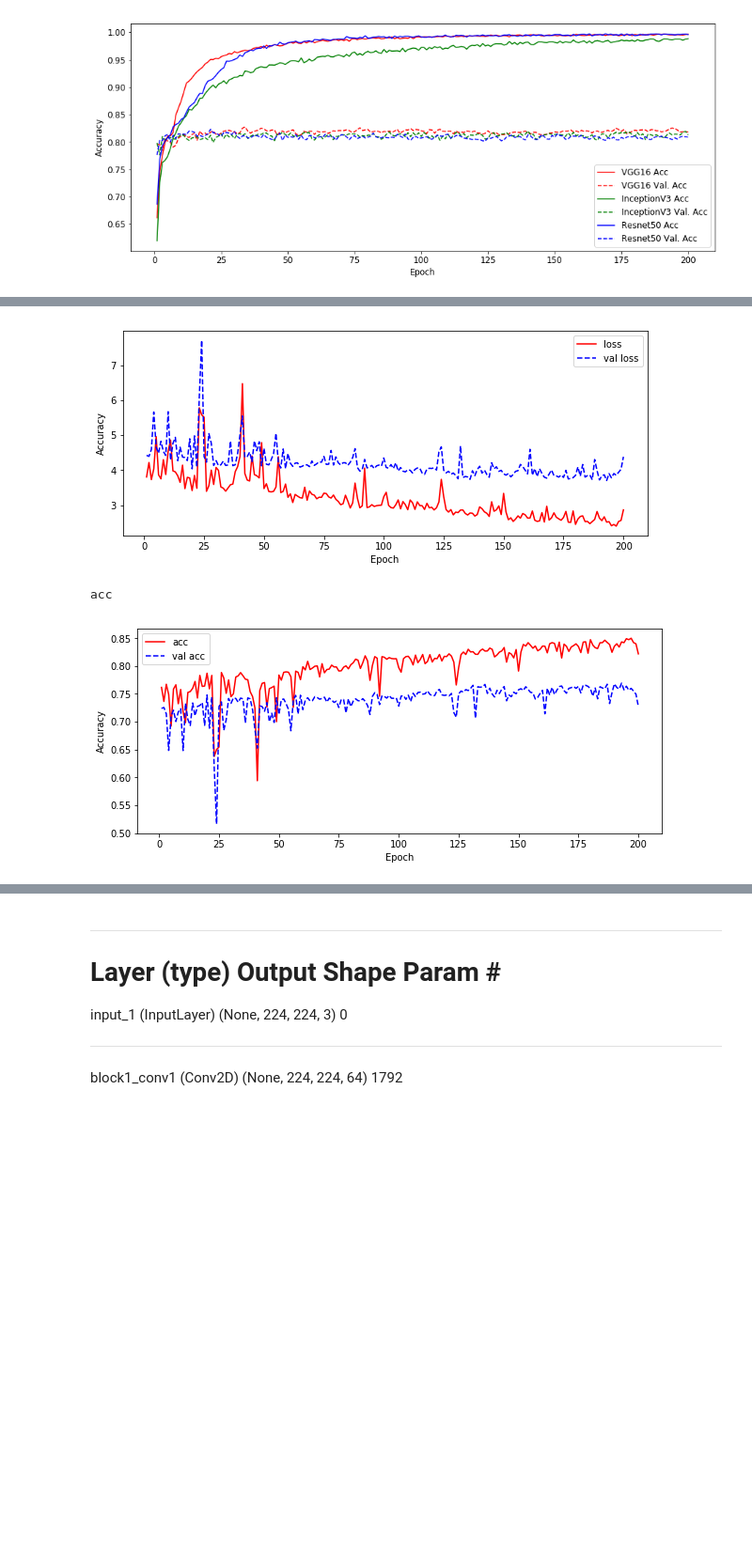
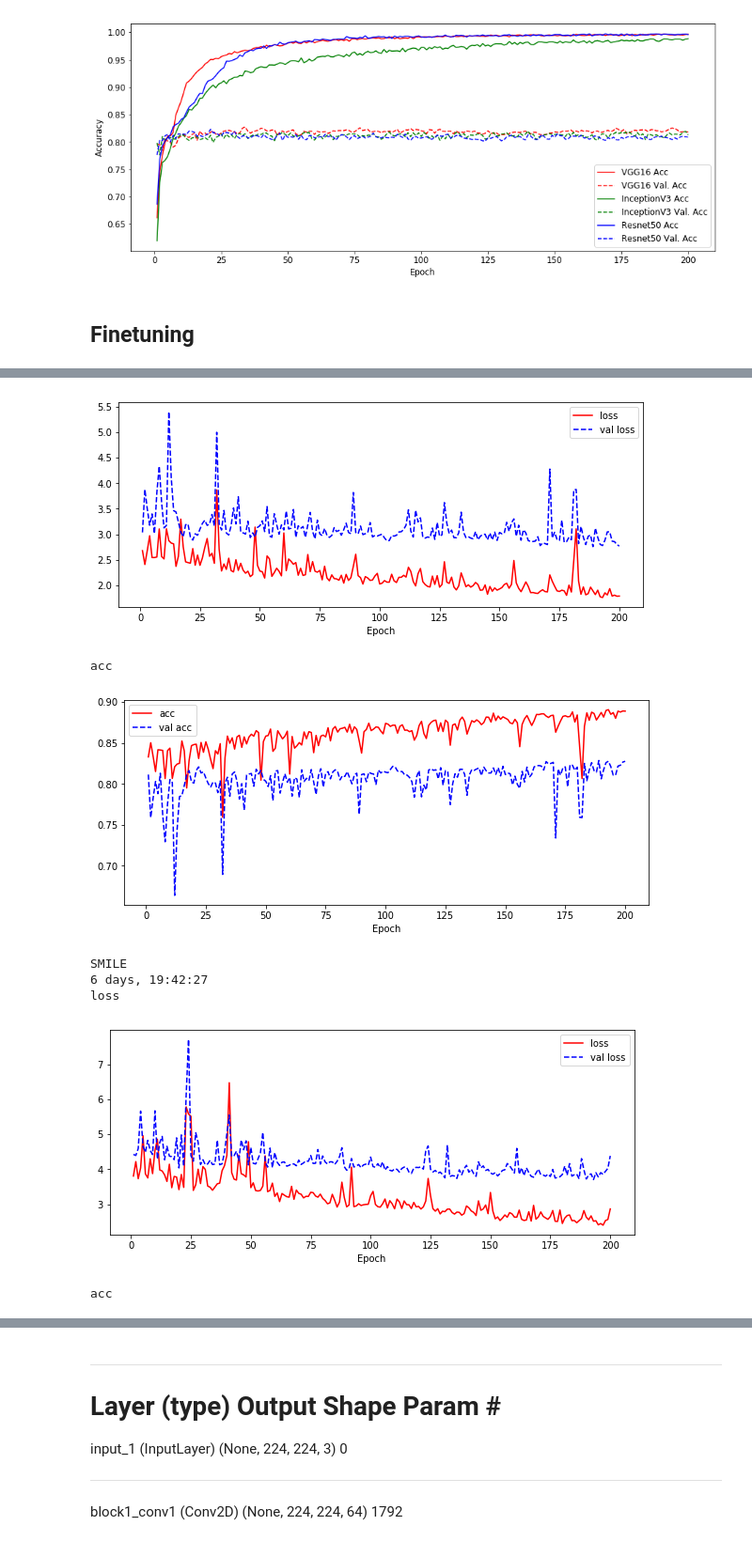
Before and after one commit to akbargumbira/PretrainedFeatureExtraction, a Jupyter notebook: src/notebook/features_extraction.ipynb, the cells around one changed output, grey strips where cells are left out. Shown: that part at 94% size. Cells and saved outputs as stored; diff of their text form; code cells hidden in the pictures; blank space fills up the shorter version.

```diff
--- a/src/notebook/features_extraction.ipynb
+++ b/src/notebook/features_extraction.ipynb
@@ -109,6 +109,8 @@ inceptionv3_history = load_serialized_object(data_path('codalab', '224_224', 'mo
 plot_history(vgg16_history, resnet50_history, inceptionv3_history)
 # %% [output]
 [figure]
+# %% [markdown]
+## Finetuning
 # %%
 import datetime
 
@@ -119,17 +121,20 @@ def plot_history(hist_path, metric):
     plt.plot(range(1, 1+len(hist[metric])), hist[metric], label=metric, color='r')
     plt.plot(range(1, 1+len(hist['val_%s' %  metric])), hist['val_%s' % metric], label='val %s' % metric, linestyle='--', color='b')
     plt.xlabel('Epoch')
-    plt.ylabel('Accuracy')
+#     plt.ylabel('Accuracy')
     plt.legend()
     plt.show()
 
 %matplotlib inline
 plt.rcParams["figure.figsize"] = [10, 4]
 
-# print('GENDER')
-# ft1_hist_path_gender = data_path('codalab', '224_224', 'model', 'gender', 'vgg16', 'ft','1', 'hist.pkl')
-# plot_history(ft1_hist_path, 'loss')
-# plot_history(ft1_hist_path, 'acc')
+print('GENDER')
+ft1_hist_path_gender = data_path('codalab', '224_224', 'model_sigmoid', 'gender', 'vgg16', 'ft','1', 'hist.pkl')
+time_path = data_path('codalab', '224_224', 'model_sigmoid', 'gender', 'vgg16', 'ft','1', 'time.pkl')
+time = load_serialized_object(time_path)
+print(str(datetime.timedelta(seconds=time)))
+plot_history(ft1_hist_path_gender, 'loss')
+plot_history(ft1_hist_path_gender, 'acc')
 
 
 print('SMILE')
@@ -145,4 +150,9 @@ SMILE
 loss
-[figure, old version]
+[figure, new version]
 acc
-[figure, old version]
+[figure, new version]
+SMILE
+6 days, 19:42:27
+loss
+[figure, added]
+acc
```
Also changed, not shown: parts of 4 cells of this notebook, 2 other files.
